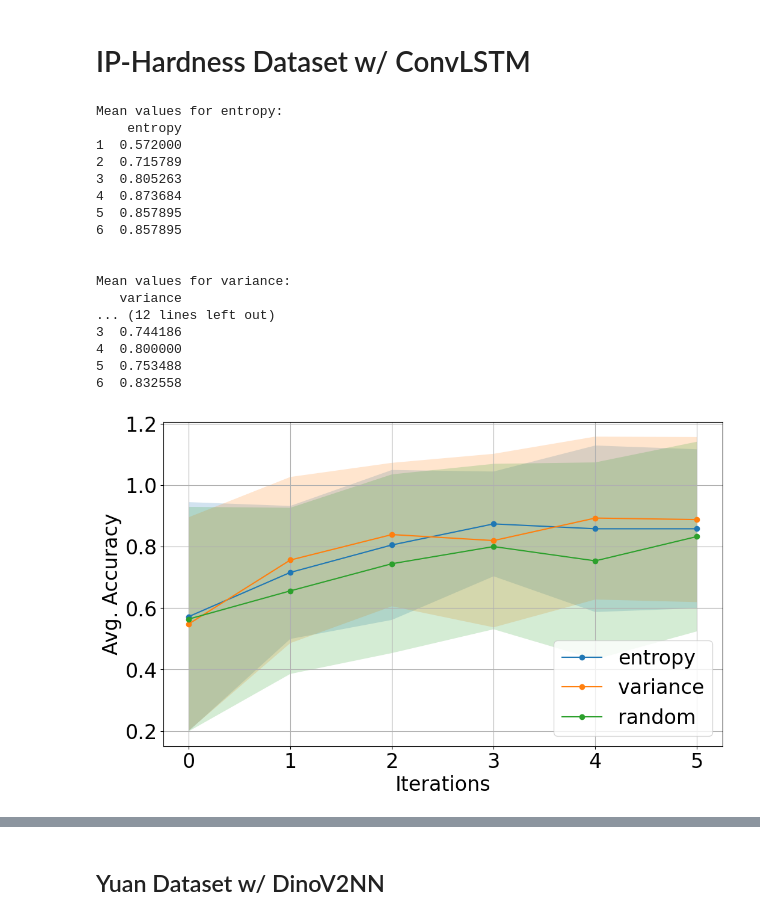
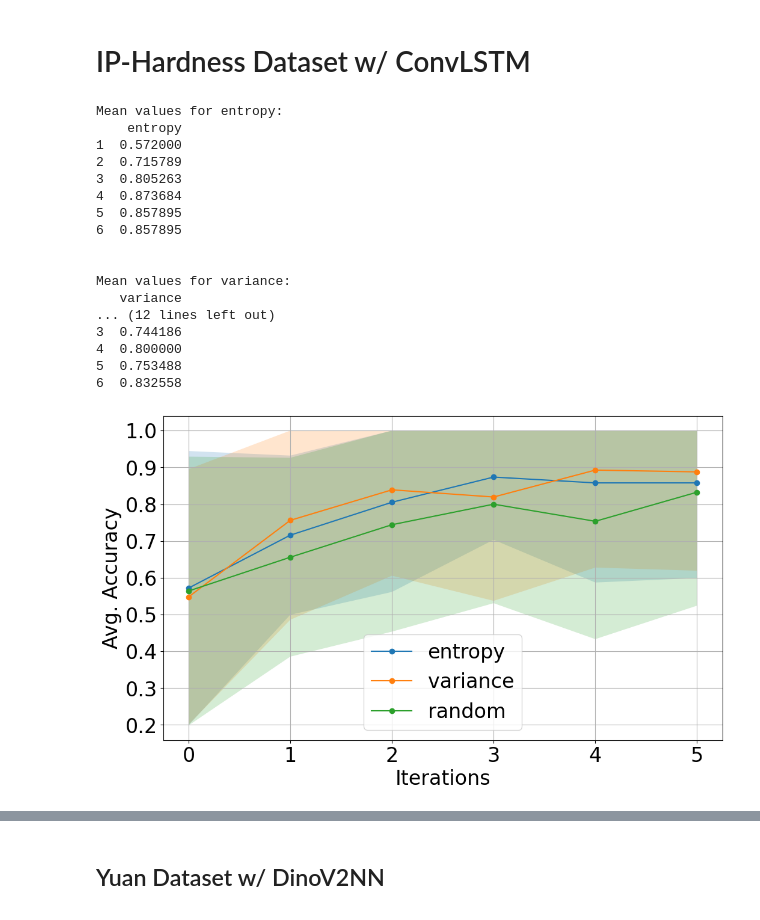
Before and after one commit to alapkshirsagar/active-tactile-hardness-classification, a Jupyter notebook: hardness_classification/visualize.ipynb, the cells around one changed output, grey strips where cells are left out. Saved outputs shown, nothing was run; the diff lists cells and outputs as text; code cells hidden in the pictures.

Commit message:
Add y-clipping for visualization script

```diff
--- a/hardness_classification/visualize.ipynb
+++ b/hardness_classification/visualize.ipynb
@@ -144,7 +145,7 @@ read_and_plot(file_paths, labels, "Validation Accuracy Stdev on Yuan Dataset", p
 import pandas as pd
 import matplotlib.pyplot as plt
 
-def plot_metrics_for_strats(filename, strats, metric, path='pics/dummy.png', title='no title'):
+def plot_metrics_for_strats(filename, strats, metric, path='pics/dummy.png', title='no title', y_max=9999.0,  y_min=0.0):
     # 0. Read the file
     df = pd.read_csv(filename, header=None)
 
@@ -164,9 +165,8 @@ def plot_metrics_for_strats(filename, strats, metric, path='pics/dummy.png', tit
         plt.plot(range(len(mean_values)), mean_values, marker='o', label=strat)
 
         # 4. Shade the standard deviation area around the line
-        plt.fill_between(range(len(mean_values)),
-                         mean_values - std_values,
-                         mean_values + std_values,
+        plt.fill_between(range(len(mean_values)),np.clip(mean_values - std_values, y_min, y_max),
+                        np.clip(mean_values + std_values, y_min, y_max),
                          alpha=0.2)  # Use transparency to shade
 
         # Prepare the DataFrame for display as a table
@@ -193,26 +193,26 @@ def plot_metrics_for_strats(filename, strats, metric, path='pics/dummy.png', tit
 # IP-Hardness Dataset w/ ConvLSTM
 # %%
 strats = ['entropy', 'variance', 'random']
-plot_metrics_for_strats('metrics\exp\Final_exp_hardness_ConvLSTM_acc_comp_history.csv', strats, 'Avg. Accuracy', path='pics/IPH_Acc.png', title='Mean Accuracy on IPOH Dataset')
+plot_metrics_for_strats('metrics\exp\Final_exp_hardness_ConvLSTM_acc_comp_history.csv', strats, 'Avg. Accuracy', path='pics/IPH_Acc.png', title='Mean Accuracy on IPOH Dataset', y_max=1.0)
 # %% [output]
 Mean values for entropy:
     entropy
 1  0.572000
 2  0.715789
 3  0.805263
 4  0.873684
 5  0.857895
 6  0.857895
 
 
 Mean values for variance:
    variance
 ... (12 lines left out)
 3  0.744186
 4  0.800000
 5  0.753488
 6  0.832558
-[figure, old version]
+[figure, new version]
 # %%
 plot_metrics_for_strats('metrics\exp\Final_exp_hardness_ConvLSTM_abs_diff_comp_history.csv', strats, 'Mean Absolute Error', path='pics/IPH_MAE.png', title='Mean Absolute Error on IPOH Dataset')
 # %% [output]
```
Also changed, not shown: parts of 16 cells of this notebook, 2 other files.
